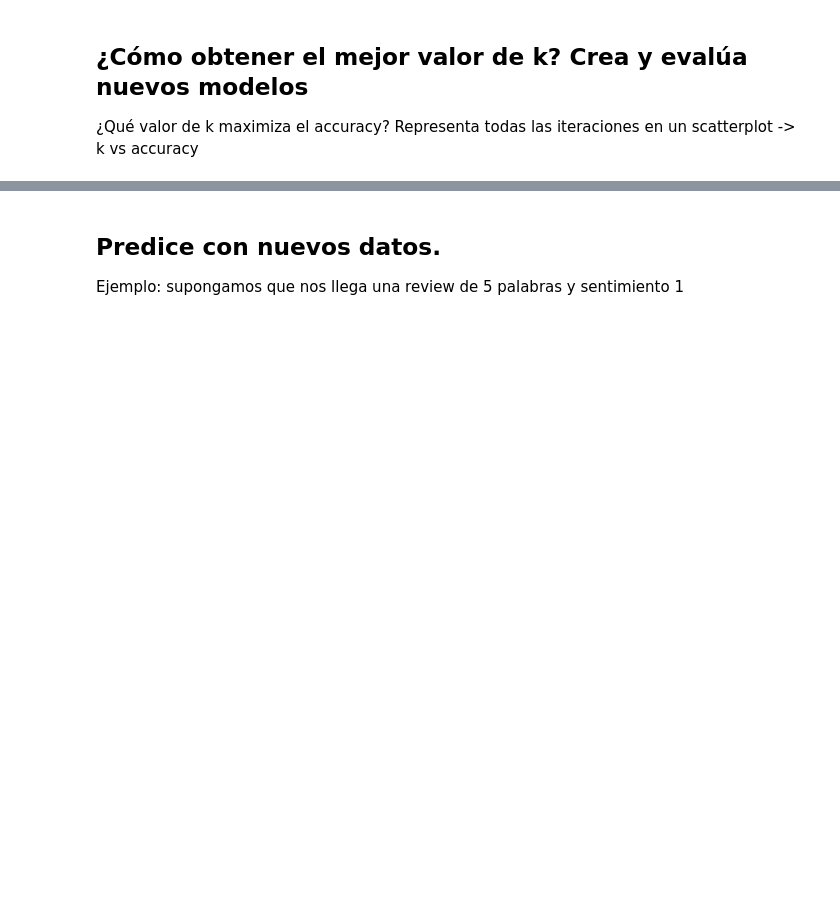
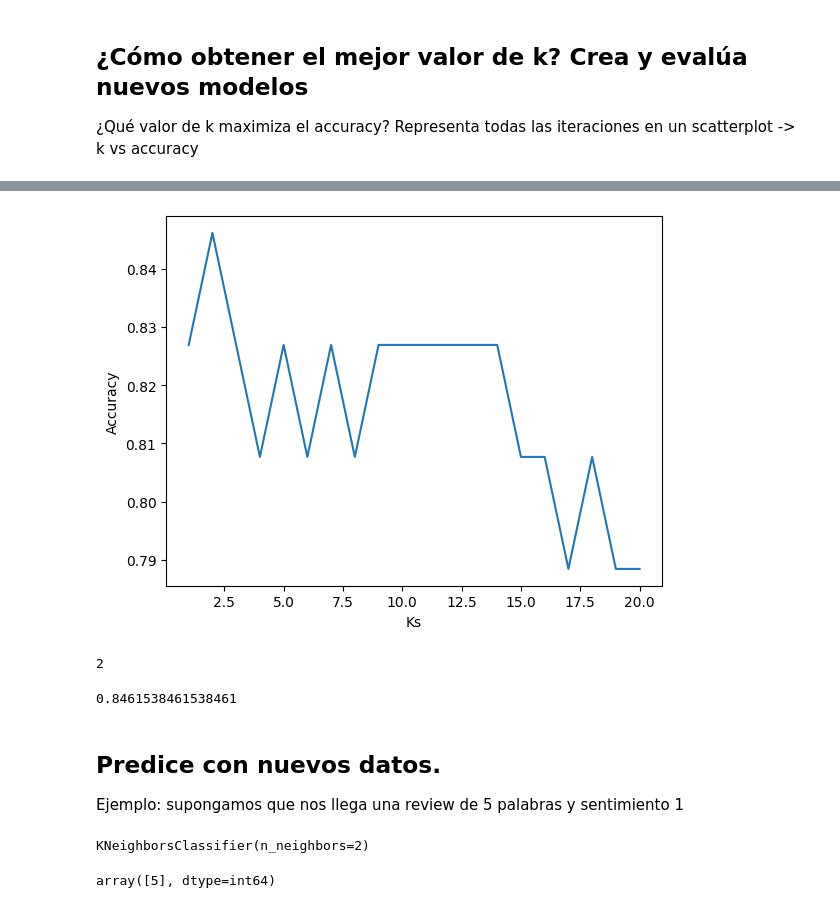
Before and after one commit to Mlcruz9/DS_TheBridgeBBK_SBIL2023, a Jupyter notebook: 3-Machine_Learning/1-Supervisado/3-RegorClass/7-KNN/ejercicios/Ejercicio_k-NearestNeighbor.ipynb, the cells around one changed output, grey strips where cells are left out. Cells and saved outputs as stored; diff of their text form; code cells hidden in the pictures; blank space fills up the shorter version.

```diff
--- a/3-Machine_Learning/1-Supervisado/3-RegorClass/7-KNN/ejercicios/Ejercicio_k-NearestNeighbor.ipynb
+++ b/3-Machine_Learning/1-Supervisado/3-RegorClass/7-KNN/ejercicios/Ejercicio_k-NearestNeighbor.ipynb
@@ -35,3 +110,26 @@ Entrena con un KNN y evalúa el error en train y en test
+# %%
+plt.plot(ks, accuracies)
+plt.xlabel('Ks')
+plt.ylabel('Accuracy');
+# %% [output]
+[figure, added]
+# %%
+ks[accuracies.index(max(accuracies))]
+# %% [output]
+2
+# %%
+max(accuracies)
+# %% [output]
+0.8461538461538461
 # %% [markdown]
 ## Predice con nuevos datos.
 Ejemplo: supongamos que nos llega una review de 5 palabras y sentimiento 1
+# %%
+kmodel = KNeighborsClassifier(n_neighbors=2)
+kmodel.fit(X_train_scal, Y_train)
+# %% [output]
+KNeighborsClassifier(n_neighbors=2)
+# %%
+kmodel.predict(scaler.transform([[5, 1]]))
+# %% [output]
+array([5], dtype=int64)
```
Also changed, not shown: parts of 13 cells of this notebook, 22 other files.
